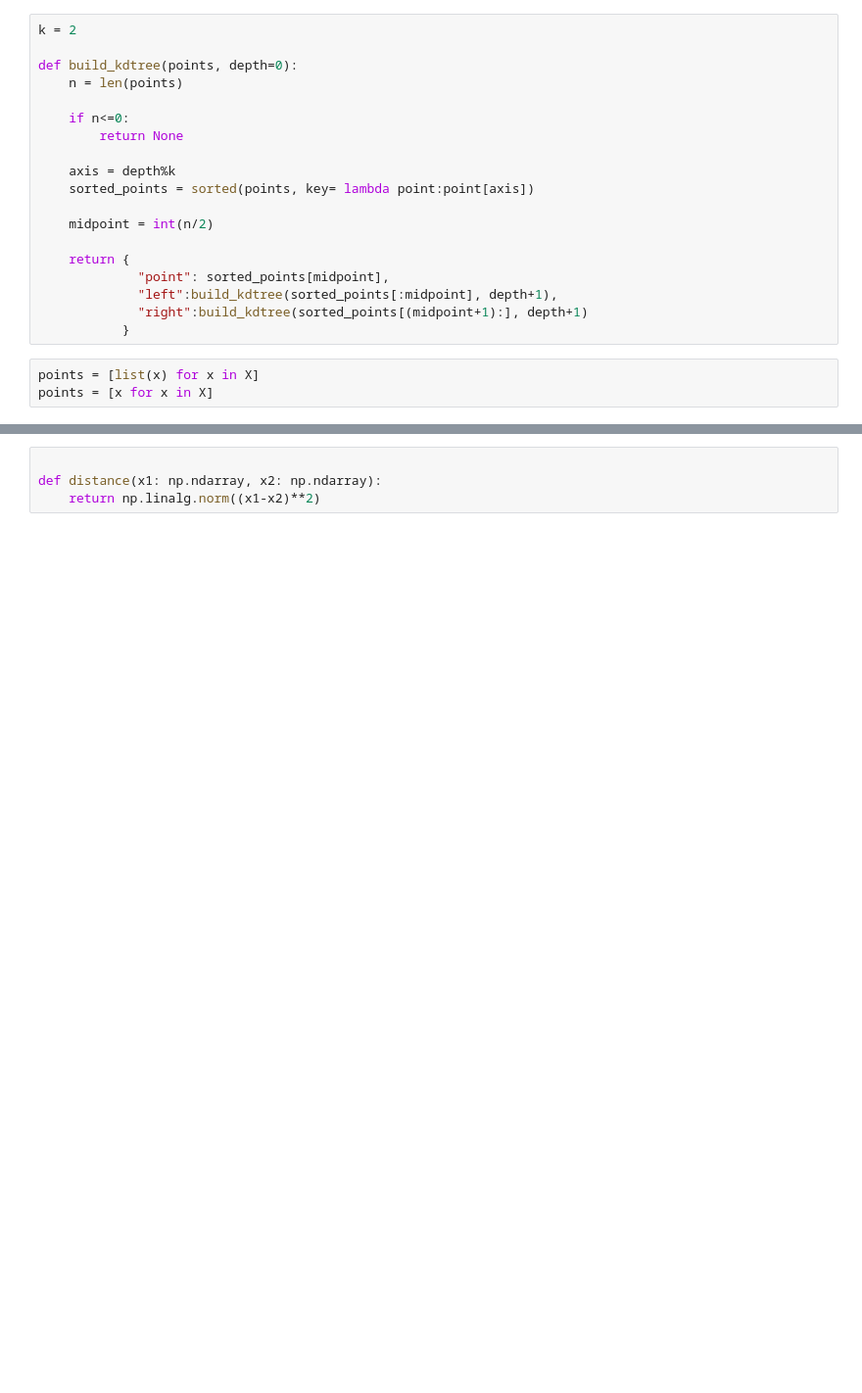
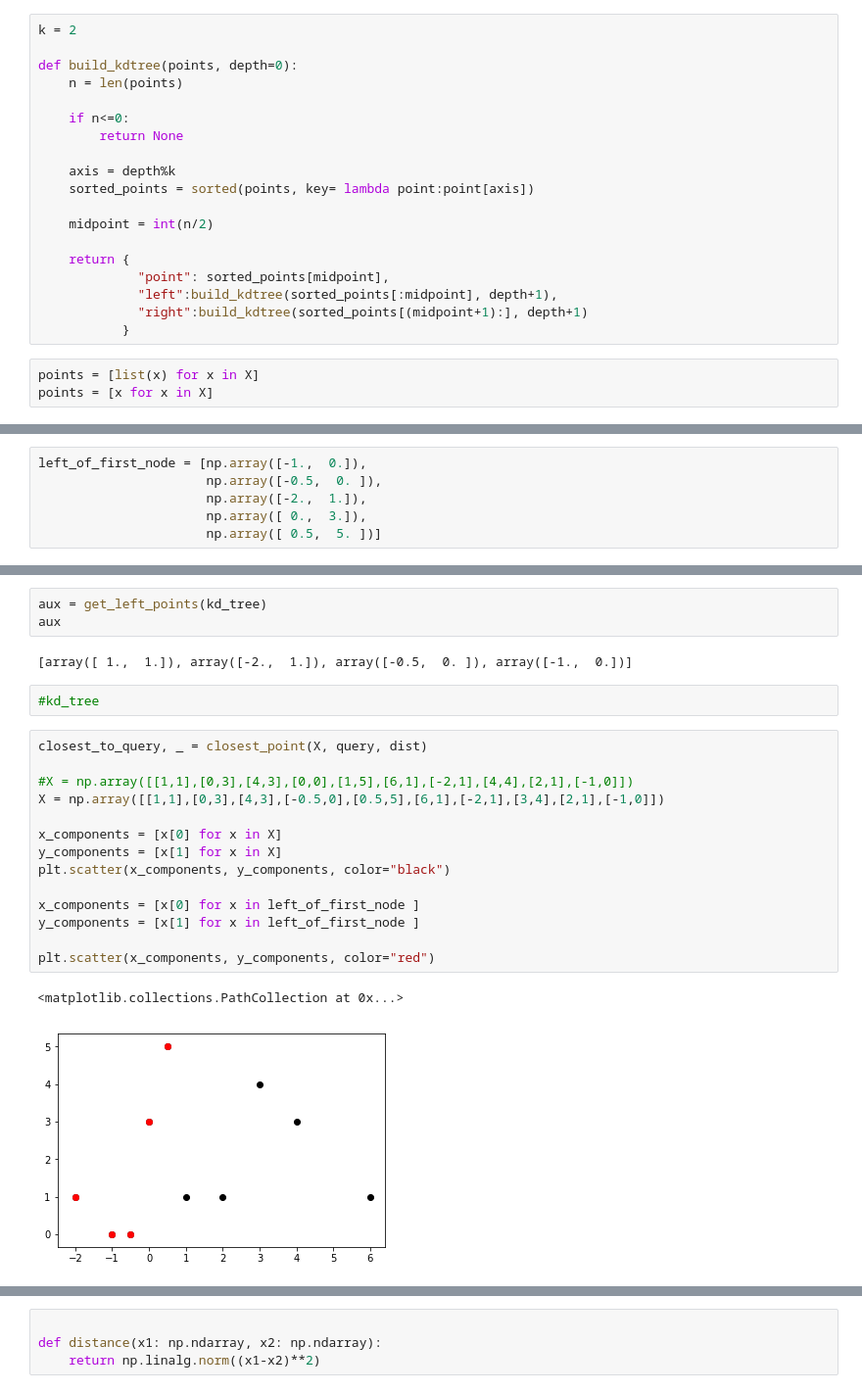
Before and after one commit to davidbp/my_own_notes, a Jupyter notebook: gamehouse_math/class_11/nearest_neighbour.ipynb, the cells around one changed output, grey strips where cells are left out. Shown: that part at 98% size. Saved outputs shown, nothing was run; the diff lists cells and outputs as text; blank space fills up the shorter version.

```diff
--- a/gamehouse_math/class_11/nearest_neighbour.ipynb
+++ b/gamehouse_math/class_11/nearest_neighbour.ipynb
@@ -382,0 +425,6 @@ kd_tree
+# %%
+left_of_first_node = [np.array([-1.,  0.]),
+                      np.array([-0.5,  0. ]),
+                      np.array([-2.,  1.]),
+                      np.array([ 0.,  3.]),
+                      np.array([ 0.5,  5. ])]
@@ -383,3 +444,27 @@ kd_tree
+# %%
+aux = get_left_points(kd_tree)
+aux
+# %% [output]
+[array([ 1.,  1.]), array([-2.,  1.]), array([-0.5,  0. ]), array([-1.,  0.])]
+# %%
+#kd_tree
+# %%
+closest_to_query, _ = closest_point(X, query, dist)
+
+#X = np.array([[1,1],[0,3],[4,3],[0,0],[1,5],[6,1],[-2,1],[4,4],[2,1],[-1,0]])
+X = np.array([[1,1],[0,3],[4,3],[-0.5,0],[0.5,5],[6,1],[-2,1],[3,4],[2,1],[-1,0]])
+
+x_components = [x[0] for x in X]
+y_components = [x[1] for x in X]
+plt.scatter(x_components, y_components, color="black")
+
+x_components = [x[0] for x in left_of_first_node ]
+y_components = [x[1] for x in left_of_first_node ]
+
+plt.scatter(x_components, y_components, color="red")
+# %% [output]
+<matplotlib.collections.PathCollection at 0x...>
+[figure, added]
 # %%
 import pprint
 pp = pprint.PrettyPrinter()
```
Also changed, not shown: parts of 21 cells of this notebook, 1 other file.
